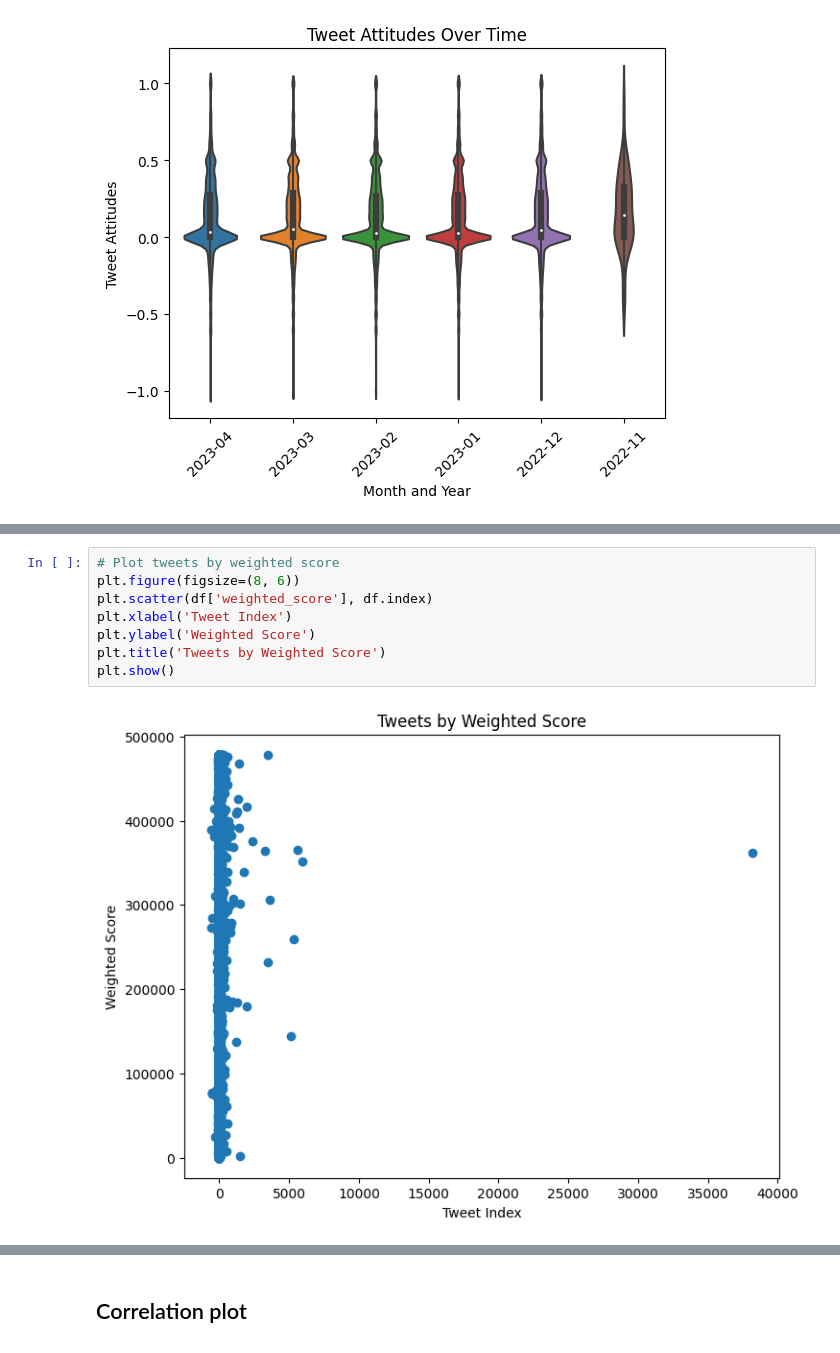
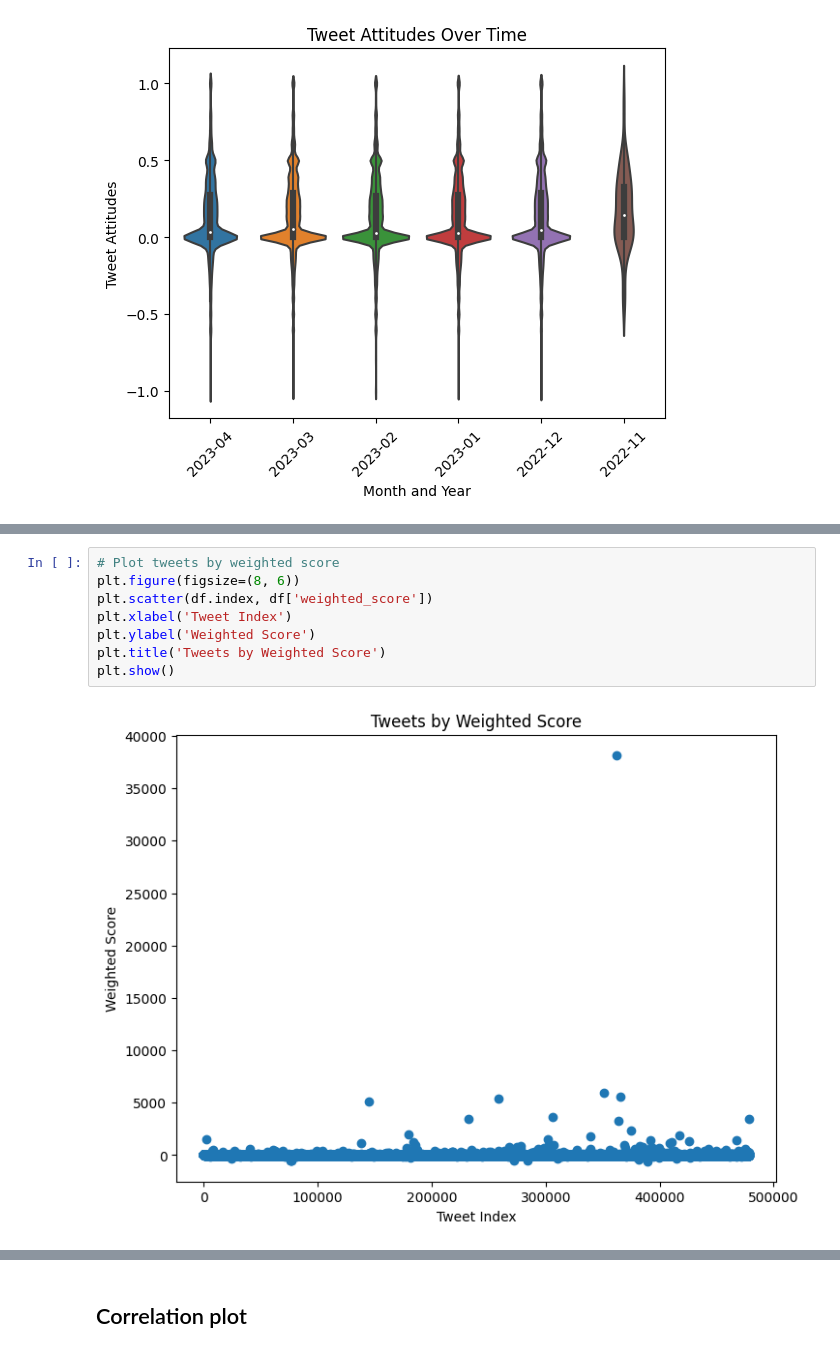
Before and after one commit to Jozue124/CMSC_320_Final_Tutorial, a Jupyter notebook: final_tutorial.ipynb, the cells around one changed output, grey strips where cells are left out. Saved outputs shown, nothing was run; the diff lists cells and outputs as text.

```diff
--- a/final_tutorial.ipynb
+++ b/final_tutorial.ipynb
@@ -257,10 +261,10 @@ plt.show()
 # %%
 # Plot tweets by weighted score
 plt.figure(figsize=(8, 6))
-plt.scatter(df['weighted_score'], df.index)
+plt.scatter(df.index, df['weighted_score'])
 plt.xlabel('Tweet Index')
 plt.ylabel('Weighted Score')
 plt.title('Tweets by Weighted Score')
 plt.show()
 # %% [output]
-[figure, old version]
+[figure, new version]
```
Also changed, not shown: parts of 10 cells of this notebook.
